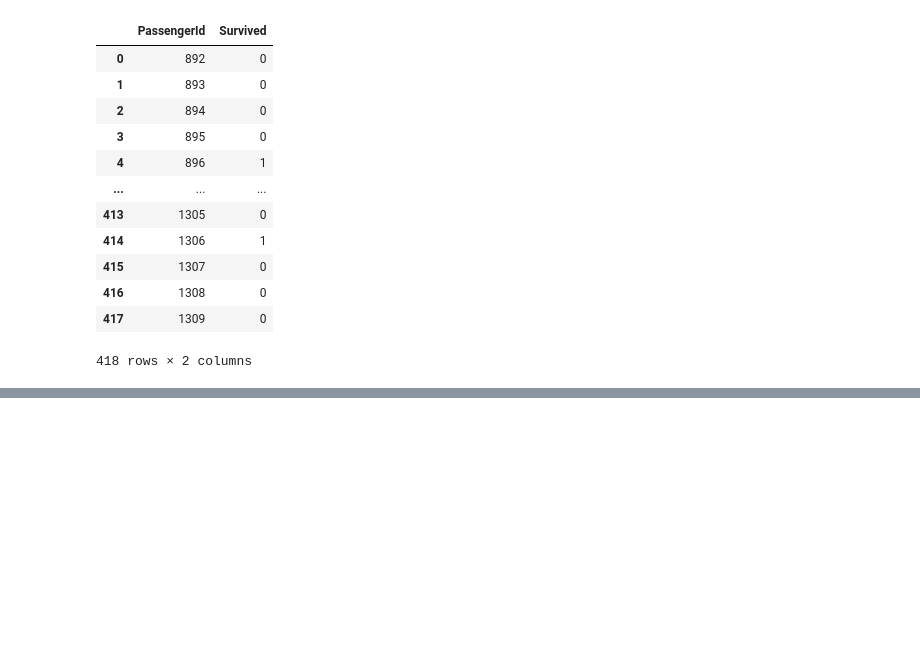
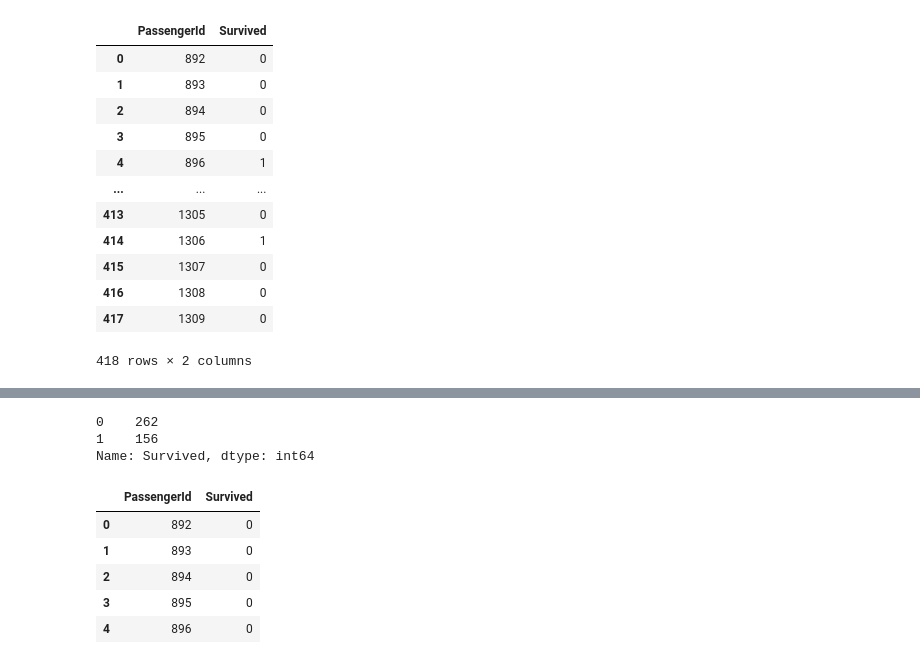
Before and after one commit to EgorovM/wsr-2020-notebooks, a Jupyter notebook: randomforest-with-ages-average.ipynb, the cells around one changed output, grey strips where cells are left out. Saved outputs shown, nothing was run; the diff lists cells and outputs as text; code cells hidden in the pictures; blank space fills up the shorter version.

```diff
--- a/randomforest-with-ages-average.ipynb
+++ b/randomforest-with-ages-average.ipynb
@@ -515,0 +574,13 @@ df_answer.to_csv('answer.csv', index=False)
+# %%
+# Префиксы тестовой
+names = df_test['Name']
+prefixes = []
+
+for i in range(len(names)):
+    name = names[i]
+    pref = name.split()[1]
+
+    if pref != 'Mr.' and pref != 'Miss.' and pref != 'Mrs.' and pref != 'Master.':
+        pref = 'Rare'
+
+    prefixes.append(pref)
@@ -515,0 +602,3 @@ df_answer.to_csv('answer.csv', index=False)
+# %%
+test_data['Prefix'] = prefixes
+test_data['Prefix'] = test_data['Prefix'].map({'Mr.': 0, 'Miss.': 1, 'Mrs.': 2, 'Master.': 3, 'Rare': 6})
@@ -515,0 +615,19 @@ df_answer.to_csv('answer.csv', index=False)
+# %%
+answers = model.predict(test_data)
+# %%
+df_answer['Survived'] = answers
+# %%
+df_answer['Survived'].value_counts()
+# %% [output]
+0    262
+1    156
+Name: Survived, dtype: int64
+# %%
+df_answer.head()
+# %% [output]
+|  | PassengerId | Survived |
+| 0 | 892 | 0 |
+| 1 | 893 | 0 |
+| 2 | 894 | 0 |
+| 3 | 895 | 0 |
+| 4 | 896 | 0 |
```
Also changed, not shown: parts of 18 cells of this notebook.
